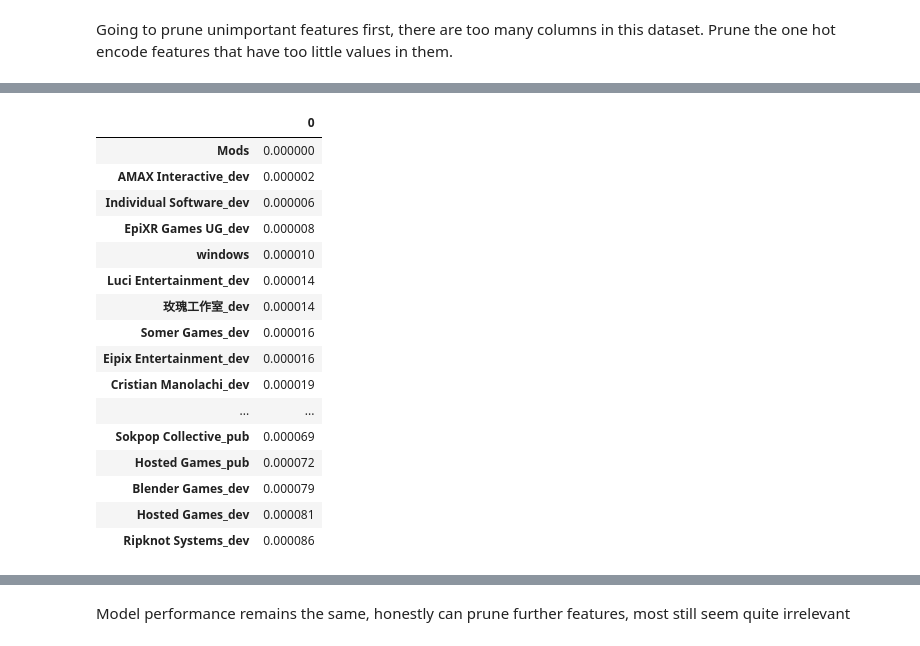
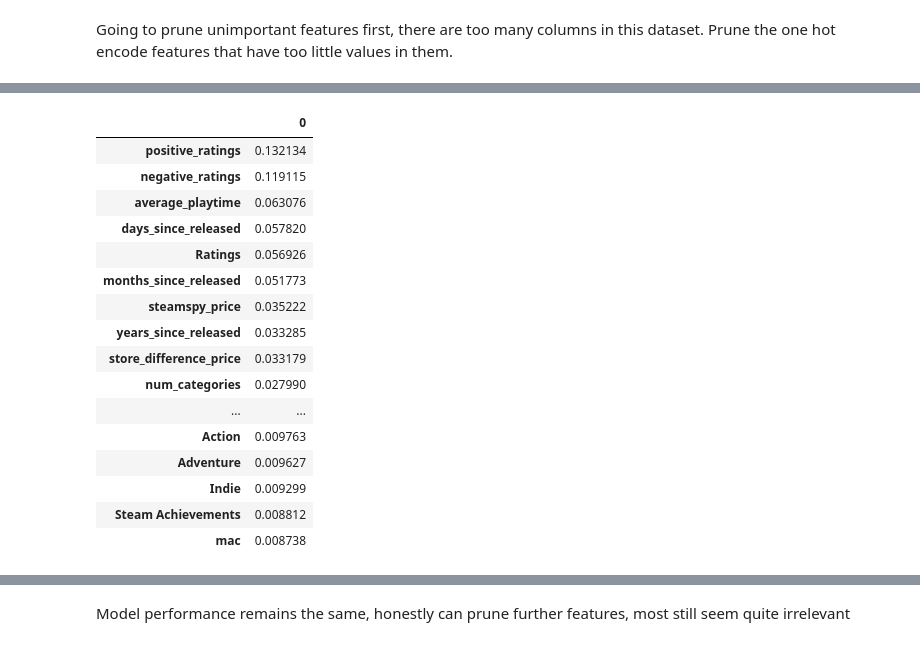
Before and after one commit to kYuXian/is4242-project, a Jupyter notebook: Project Code/Modelling.ipynb, the cells around one changed output, grey strips where cells are left out. Drawn from its saved outputs; the diff is of its cells as text; code cells hidden in the pictures.

Commit message:
Feature importance

```diff
--- a/Project Code/Modelling.ipynb
+++ b/Project Code/Modelling.ipynb
@@ -306,21 +306,21 @@ print(f1_score(Y_test, Y_pred, average = 'macro'))
 # %%
-feat_importances = pd.DataFrame(pd.Series(clf.feature_importances_, clf.feature_names_in_)).sort_values(0).head(20)
-feat_importances
+feat_importances = pd.DataFrame(pd.Series(clf.feature_importances_, clf.feature_names_in_)).sort_values(0, ascending = False)
+feat_importances.head(20)
 # %% [output]
 |  | 0 |
-| Mods | 0.000000 |
-| AMAX Interactive_dev | 0.000002 |
-| Individual Software_dev | 0.000006 |
-| EpiXR Games UG_dev | 0.000008 |
-| windows | 0.000010 |
-| Luci Entertainment_dev | 0.000014 |
-| 玫瑰工作室_dev | 0.000014 |
-| Somer Games_dev | 0.000016 |
-| Eipix Entertainment_dev | 0.000016 |
-| Cristian Manolachi_dev | 0.000019 |
+| positive_ratings | 0.132134 |
+| negative_ratings | 0.119115 |
+| average_playtime | 0.063076 |
+| days_since_released | 0.057820 |
+| Ratings | 0.056926 |
+| months_since_released | 0.051773 |
+| steamspy_price | 0.035222 |
+| years_since_released | 0.033285 |
+| store_difference_price | 0.033179 |
+| num_categories | 0.027990 |
 | ... | ... |
-| Sokpop Collective_pub | 0.000069 |
-| Hosted Games_pub | 0.000072 |
-| Blender Games_dev | 0.000079 |
-| Hosted Games_dev | 0.000081 |
-| Ripknot Systems_dev | 0.000086 |
+| Action | 0.009763 |
+| Adventure | 0.009627 |
+| Indie | 0.009299 |
+| Steam Achievements | 0.008812 |
+| mac | 0.008738 |
```
Also changed, not shown: parts of 8 cells of this notebook.
